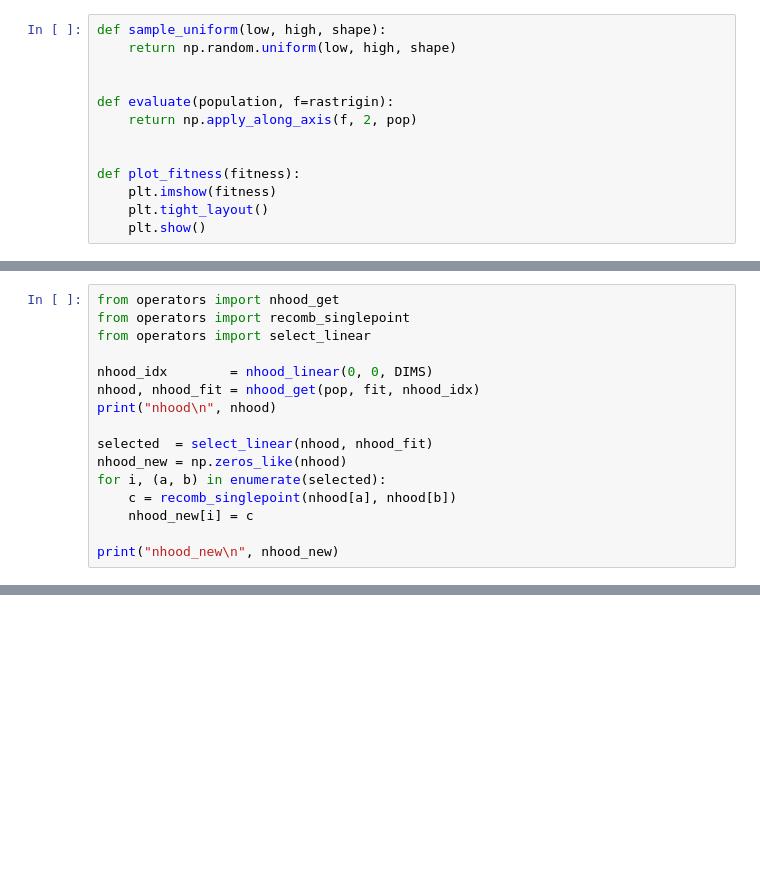
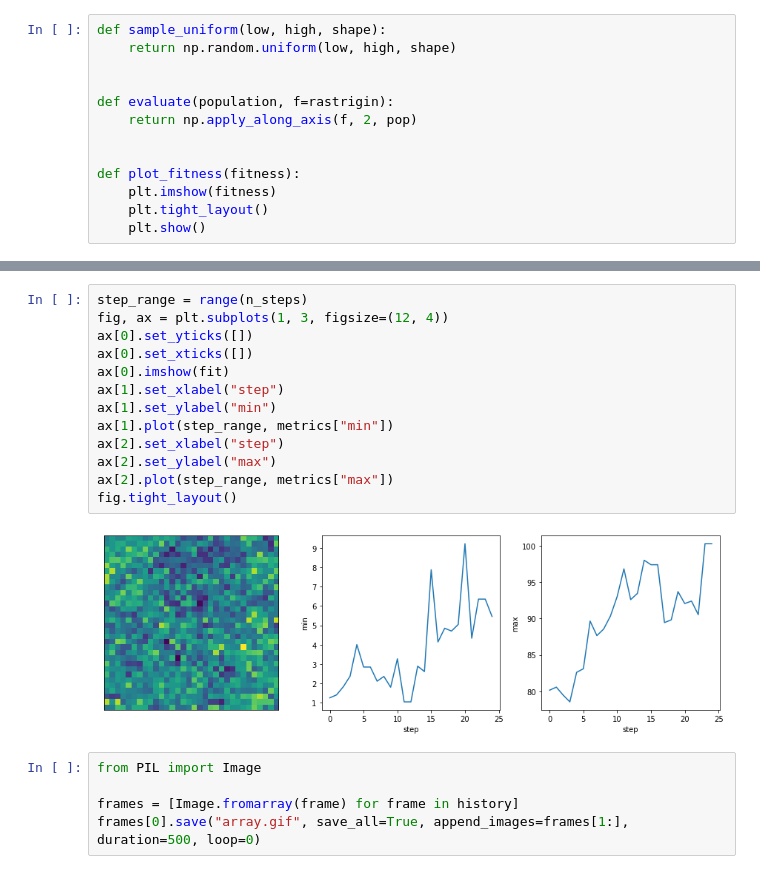
Before and after one commit to EvanLavender13/cea, a Jupyter notebook: test.ipynb, the cells around one changed output, grey strips where cells are left out. Cells and saved outputs as stored; diff of their text form; blank space fills up the shorter version.

```diff
--- a/test.ipynb
+++ b/test.ipynb
@@ -74,16 +73,0 @@ fig.tight_layout()
-# %%
-from operators import nhood_get
-from operators import recomb_singlepoint
-from operators import select_linear
-
-nhood_idx        = nhood_linear(0, 0, DIMS)
-nhood, nhood_fit = nhood_get(pop, fit, nhood_idx)
-print("nhood\n", nhood)
-
-selected  = select_linear(nhood, nhood_fit)
-nhood_new = np.zeros_like(nhood)
-for i, (a, b) in enumerate(selected):
-    c = recomb_singlepoint(nhood[a], nhood[b])
-    nhood_new[i] = c
-
-print("nhood_new\n", nhood_new)
@@ -102,0 +140,20 @@ nhood_new
+# %%
+step_range = range(n_steps)
+fig, ax = plt.subplots(1, 3, figsize=(12, 4))
+ax[0].set_yticks([])
+ax[0].set_xticks([])
+ax[0].imshow(fit)
+ax[1].set_xlabel("step")
+ax[1].set_ylabel("min")
+ax[1].plot(step_range, metrics["min"])
+ax[2].set_xlabel("step")
+ax[2].set_ylabel("max")
+ax[2].plot(step_range, metrics["max"])
+fig.tight_layout()
+# %% [output]
+[figure, added]
+# %%
+from PIL import Image
+
+frames = [Image.fromarray(frame) for frame in history]
+frames[0].save("array.gif", save_all=True, append_images=frames[1:], duration=500, loop=0)
```
Also changed, not shown: parts of 7 cells of this notebook, 1 other file.
